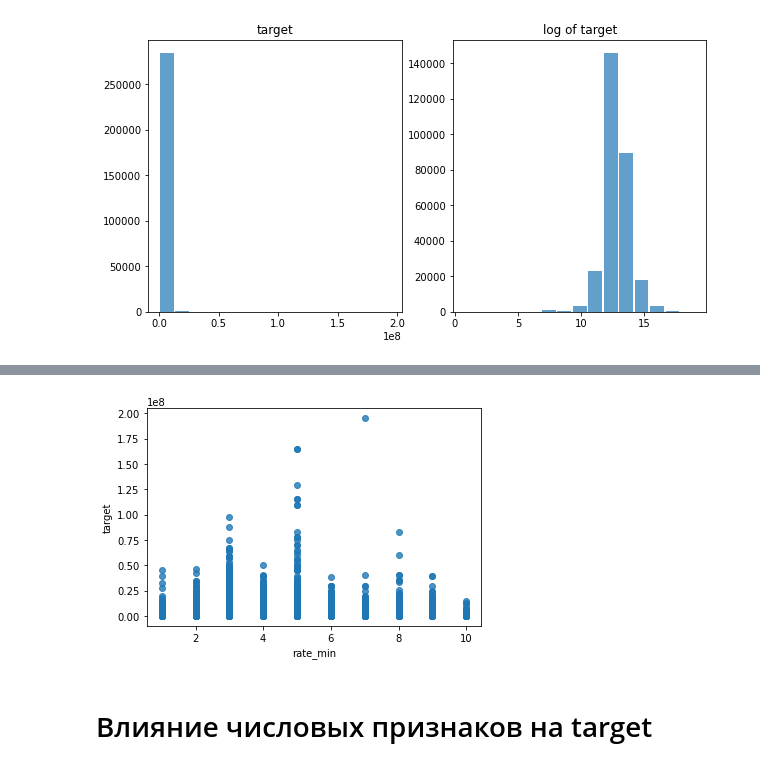
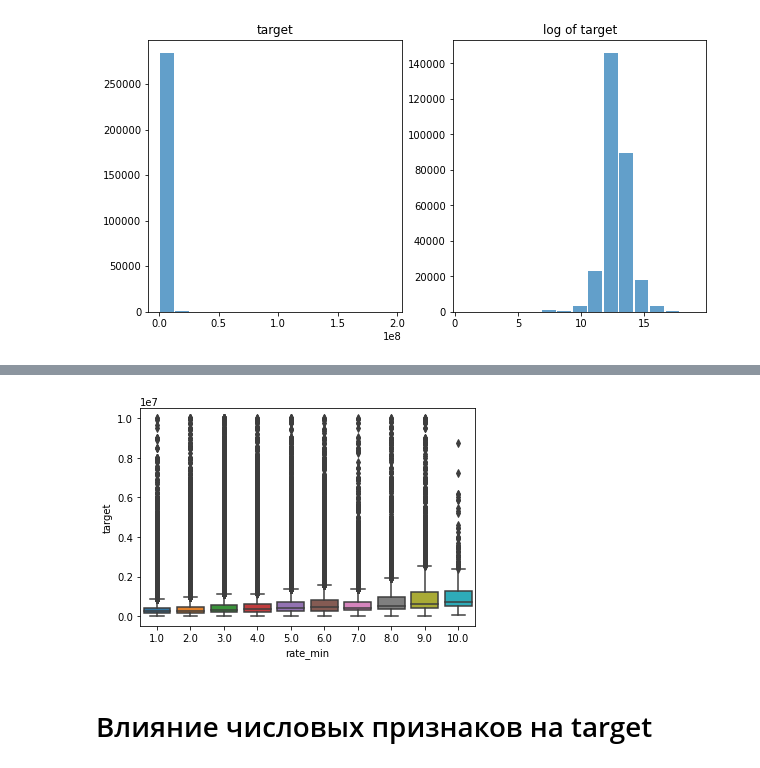
Before and after one commit to TimeryaevaM/Diplom, a Jupyter notebook: diplom_6v.ipynb, the cells around one changed output, grey strips where cells are left out. Drawn from its saved outputs; the diff is of its cells as text; code cells hidden in the pictures.

```diff
--- a/diplom_6v.ipynb
+++ b/diplom_6v.ipynb
@@ -1044,0 +1061,2 @@ test_hist_plot('sqft', df_test)
+# %%
+df_train = df_train[(df_train['sqft'] > 100) & (df_train['sqft'] < 100_000)]
@@ -1085,3 +1107,5 @@ min_year_test = df_test['Year built'].min()
 
 # Удалим значения из трейна, не входящие в тест
 df_train = df_train[df_train['Year built'] >= min_year_test]
+# %%
+df_train = df_train[df_train['Year built'] <= 2020]
@@ -1115,0 +1148,2 @@ test_hist_plot('dist_max', df_test)
+# %%
+df_train = df_train[df_train['dist_max'] <= 35]
@@ -1154,0 +1197,2 @@ test_hist_plot('dist_min', df_test)
+# %%
+df_train = df_train[(df_train['dist_min'] <= 15)]
@@ -1212,9 +1260,9 @@ plt.show()
 [figure]
 # %%
-sns.regplot(data=df_train, y="target", x="rate_min", fit_reg=False)
+sns.boxplot(data=df_train, x='rate_min', y='target')
 plt.show()
 # %% [output]
-[figure, old version]
+[figure, new version]
 # %%
 # Работа с таргетом  ?
 # %% [markdown]
```
Also changed, not shown: parts of 68 cells of this notebook, 6 other files.
